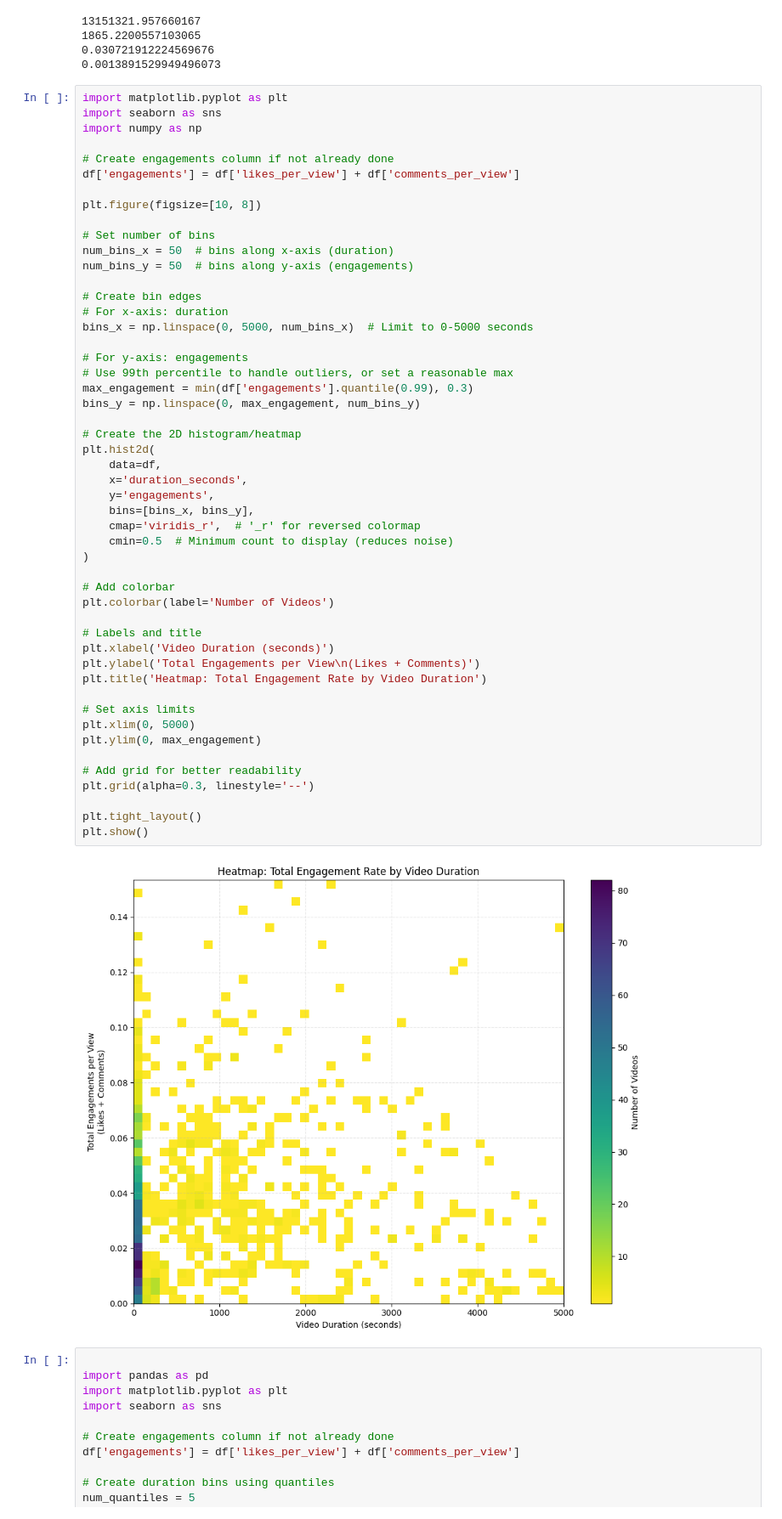
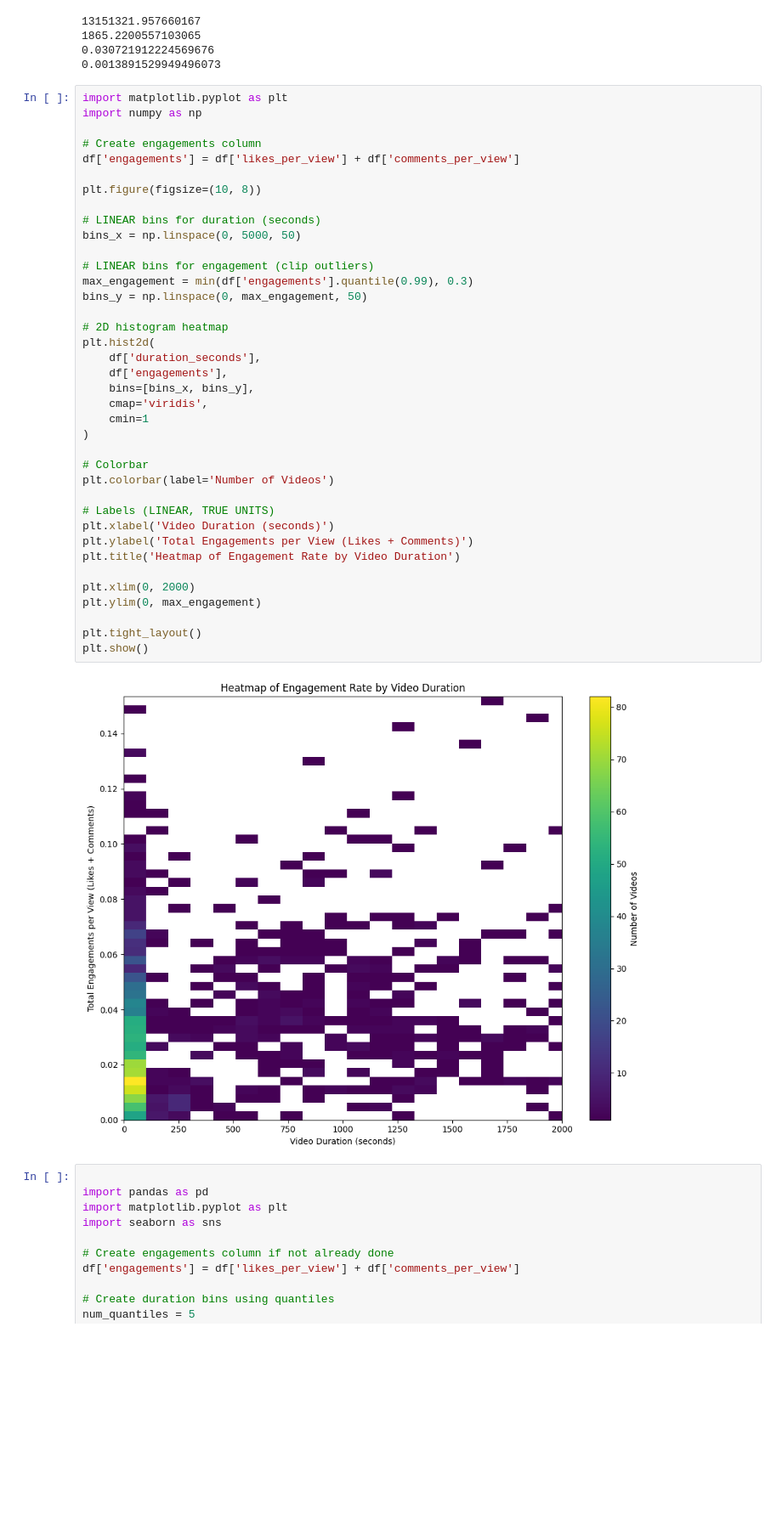
Before and after one commit to Sa3id-jr/analyzing-youtube-engagement, a Jupyter notebook: Figures.ipynb, the cells around one changed output. Shown at 85% size. Drawn from its saved outputs; the diff is of its cells as text; blank space fills up the shorter version.

Commit message:
fixed heatmap

```diff
--- a/Figures.ipynb
+++ b/Figures.ipynb
@@ -106,56 +106,44 @@ print(df['comments_per_view'].mean())
 0.0013891529949496073
 # %%
 import matplotlib.pyplot as plt
-import seaborn as sns
 import numpy as np
 
-# Create engagements column if not already done
+# Create engagements column
 df['engagements'] = df['likes_per_view'] + df['comments_per_view']
 
-plt.figure(figsize=[10, 8])
+plt.figure(figsize=(10, 8))
 
-# Set number of bins
-num_bins_x = 50  # bins along x-axis (duration)
-num_bins_y = 50  # bins along y-axis (engagements)
+# LINEAR bins for duration (seconds)
+bins_x = np.linspace(0, 5000, 50)
 
-# Create bin edges
-# For x-axis: duration
-bins_x = np.linspace(0, 5000, num_bins_x)  # Limit to 0-5000 seconds
+# LINEAR bins for engagement (clip outliers)
+max_engagement = min(df['engagements'].quantile(0.99), 0.3)
+bins_y = np.linspace(0, max_engagement, 50)
 
-# For y-axis: engagements
-# Use 99th percentile to handle outliers, or set a reasonable max
-max_engagement = min(df['engagements'].quantile(0.99), 0.3)
-bins_y = np.linspace(0, max_engagement, num_bins_y)
-
-# Create the 2D histogram/heatmap
+# 2D histogram heatmap
 plt.hist2d(
-    data=df,
-    x='duration_seconds',
-    y='engagements',
+    df['duration_seconds'],
+    df['engagements'],
     bins=[bins_x, bins_y],
-    cmap='viridis_r',  # '_r' for reversed colormap
-    cmin=0.5  # Minimum count to display (reduces noise)
+    cmap='viridis',
+    cmin=1
 )
 
-# Add colorbar
+# Colorbar
 plt.colorbar(label='Number of Videos')
 
-# Labels and title
+# Labels (LINEAR, TRUE UNITS)
 plt.xlabel('Video Duration (seconds)')
-plt.ylabel('Total Engagements per View\n(Likes + Comments)')
-plt.title('Heatmap: Total Engagement Rate by Video Duration')
+plt.ylabel('Total Engagements per View (Likes + Comments)')
+plt.title('Heatmap of Engagement Rate by Video Duration')
 
-# Set axis limits
-plt.xlim(0, 5000)
+plt.xlim(0, 2000)
 plt.ylim(0, max_engagement)
-
-# Add grid for better readability
-plt.grid(alpha=0.3, linestyle='--')
 
 plt.tight_layout()
 plt.show()
 # %% [output]
-[figure, old version]
+[figure, new version]
 # %%
 
 import pandas as pd
```
